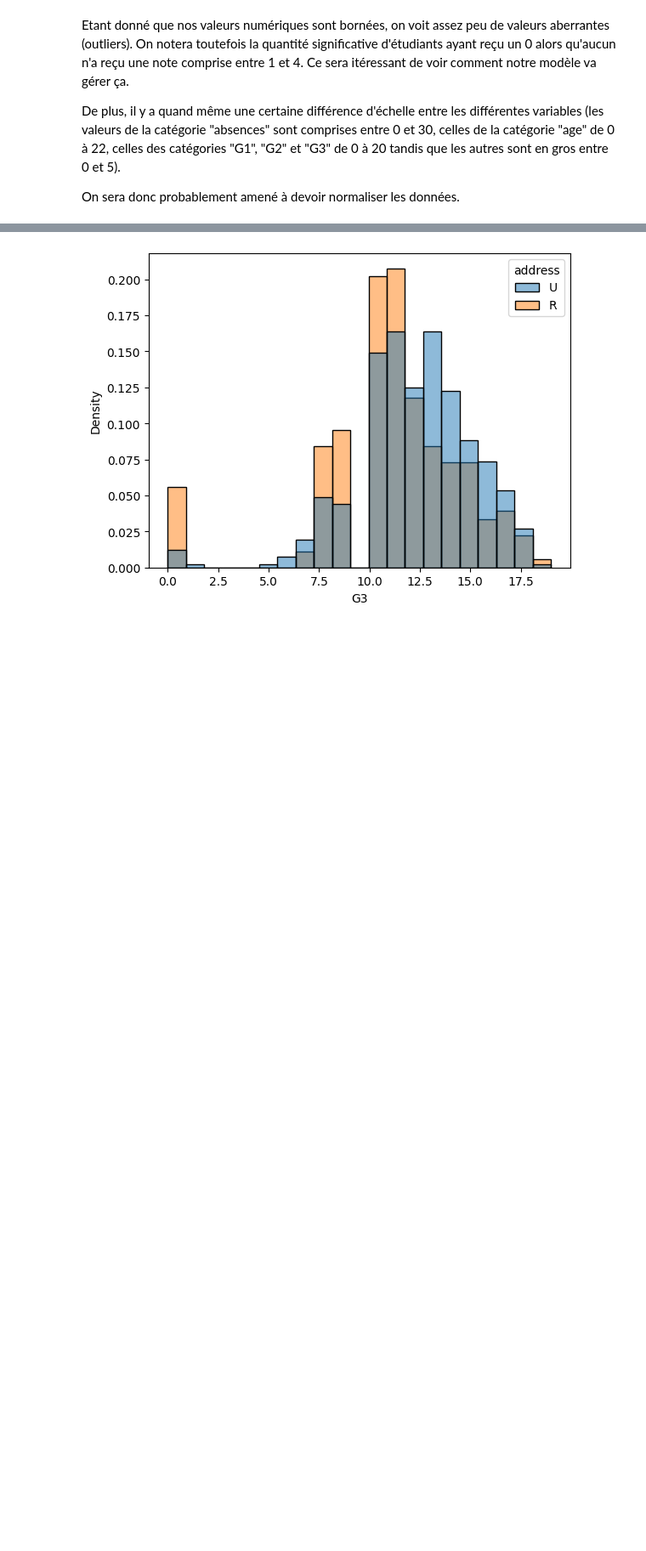
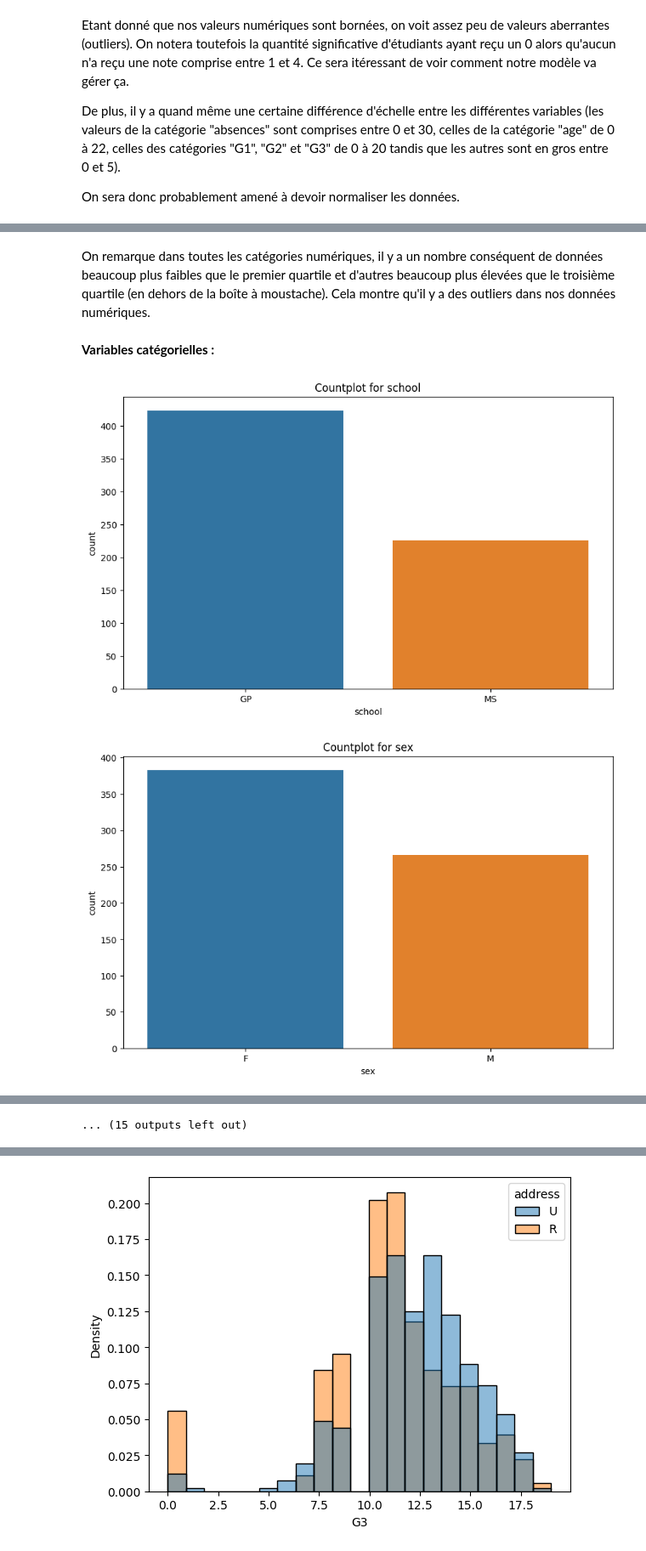
Before and after one commit to MarineDelabaere/Projet_ML_UE_AAA, a Jupyter notebook: ML_Project_UE_D_AAA.ipynb, the cells around one changed output, grey strips where cells are left out. Shown at 85% size. Saved outputs shown, nothing was run; the diff lists cells and outputs as text; code cells hidden in the pictures; blank space fills up the shorter version.

```diff
--- a/ML_Project_UE_D_AAA.ipynb
+++ b/ML_Project_UE_D_AAA.ipynb
@@ -95,0 +118,16 @@ Etant donné que nos valeurs numériques sont bornées, on voit assez peu de val
+# %% [markdown]
+On remarque dans toutes les catégories numériques, il y a un nombre conséquent de données beaucoup plus faibles que le premier quartile et d'autres beaucoup plus élevées que le troisième quartile (en dehors de la boîte à moustache). Cela montre qu'il y a des outliers dans nos données numériques.
+# %% [markdown]
+**Variables catégorielles :**
+# %%
+categorical_columns = categorical_features.columns
+
+
+for column in categorical_columns:
+    plt.figure(figsize=(10, 6))
+    sns.countplot(x=column, data=categorical_features)
+    plt.title(f'Countplot for {column}')
+    plt.show()
+# %% [output]
+[figure, added]
+[figure, added]
@@ -95,0 +144 @@ Etant donné que nos valeurs numériques sont bornées, on voit assez peu de val
+... (15 outputs left out)
```
Also changed, not shown: parts of 49 cells of this notebook.
